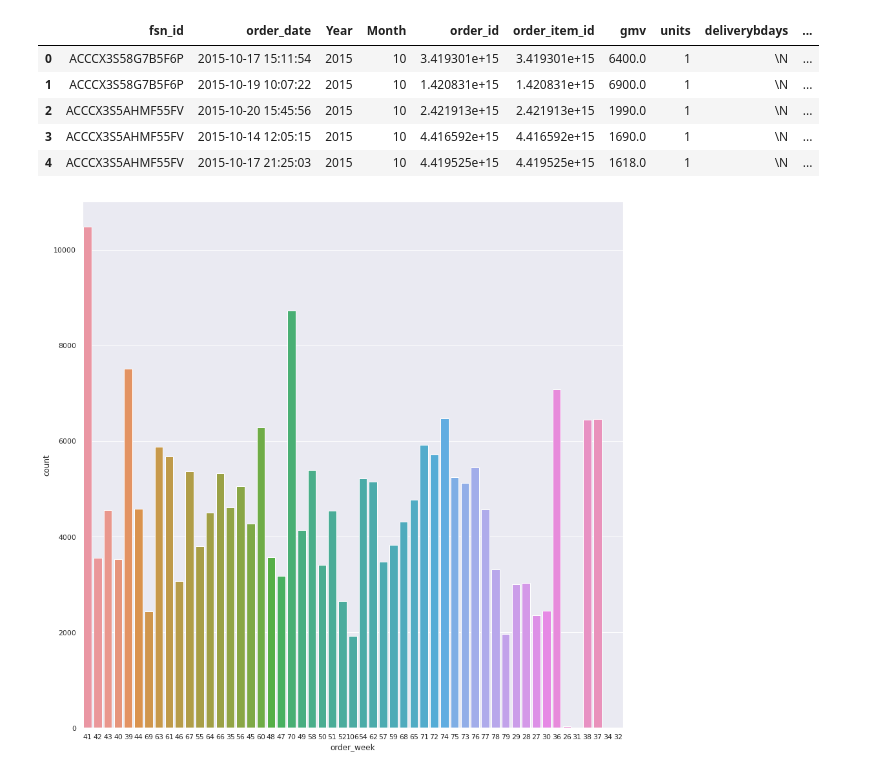
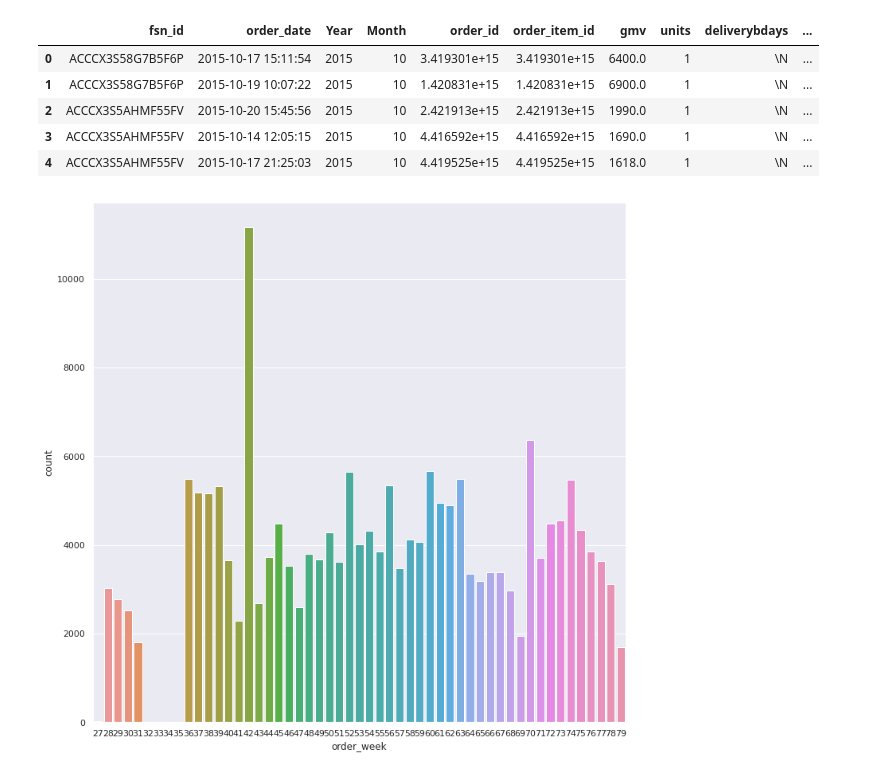
Before and after one commit to Anirudhakumar/DS-, a Jupyter notebook: MarketMixModeling.ipynb, the cells around one changed output. Drawn from its saved outputs; the diff is of its cells as text; code cells hidden in the pictures.

```diff
--- a/MarketMixModeling.ipynb
+++ b/MarketMixModeling.ipynb
@@ -106,6 +108,10 @@ for i in arr:
 [figure]
 [figure]
 [figure]
+# %%
+#As we can see we have only 2 types of payment i am converting them into 0 and 1 that may be helpful in future calculation
+df["s1_fact.order_payment_type"].replace("COD",1,inplace=True)
+df["s1_fact.order_payment_type"].replace("Prepaid",0,inplace=True)
 # %%
 plt.figure(figsize=(8,8))
 sns.set(style="darkgrid")
@@ -228,12 +234,12 @@ print(df_homeaudio.shape)
 (118542, 20)
 # %%
 #Adding Week column in the each data frame
-df_CameraAccessory.loc[df_CameraAccessory.Year == 2015, 'order_week'] = df_CameraAccessory['order_date'].dt.week
-df_CameraAccessory.loc[df_CameraAccessory.Year == 2016, 'order_week'] = 53+df_CameraAccessory['order_date'].dt.week
-df_GamingAccessory.loc[df_GamingAccessory.Year == 2015, 'order_week'] = df_GamingAccessory['order_date'].dt.week
-df_GamingAccessory.loc[df_GamingAccessory.Year == 2016, 'order_week'] = 53+df_GamingAccessory['order_date'].dt.week
-df_homeaudio.loc[df_homeaudio.Year == 2015, 'order_week'] = df_homeaudio['order_date'].dt.week
-df_homeaudio.loc[df_homeaudio.Year == 2016, 'order_week'] = 53+df_homeaudio['order_date'].dt.week
+df_CameraAccessory['order_week'] = df_CameraAccessory['order_date'].dt.week
+df_CameraAccessory.loc[(df_CameraAccessory.Year == 2016) & (df_CameraAccessory['order_date'].dt.week !=53), 'order_week'] = 53+df_CameraAccessory['order_date'].dt.week
+df_GamingAccessory[ 'order_week'] = df_GamingAccessory['order_date'].dt.week
+df_GamingAccessory.loc[(df_GamingAccessory.Year == 2016) & (df_GamingAccessory['order_date'].dt.week !=53),'order_week'] = 53+df_GamingAccessory['order_date'].dt.week
+df_homeaudio.loc['order_week'] = df_homeaudio['order_date'].dt.week
+df_homeaudio.loc[(df_homeaudio.Year == 2016) & (df_homeaudio['order_date'].dt.week !=53),'order_week'] = 53+df_homeaudio['order_date'].dt.week
 # %%
 #Printing some rows of modified data frame
 df_CameraAccessory.head()
@@ -245,8 +251,8 @@ df_CameraAccessory.head()
 | 3 | ACCCX3S5AHMF55FV | 2015-10-14 12:05:15 | 2015 | 10 | 4.416592e+15 | 4.416592e+15 | 1690.0 | 1 | \N | ... |
 | 4 | ACCCX3S5AHMF55FV | 2015-10-17 21:25:03 | 2015 | 10 | 4.419525e+15 | 4.419525e+15 | 1618.0 | 1 | \N | ... |
 # %%
-plt.figure(figsize=(15,15))
-sns.countplot(x="order_week",data=df_CameraAccessory)
+plt.figure(figsize=(12,12))
+sns.countplot(x="order_week",data=df_GamingAccessory)
 plt.show()
 # %% [output]
-[figure, old version]
+[figure, new version]
```
Also changed, not shown: parts of 17 cells of this notebook.
